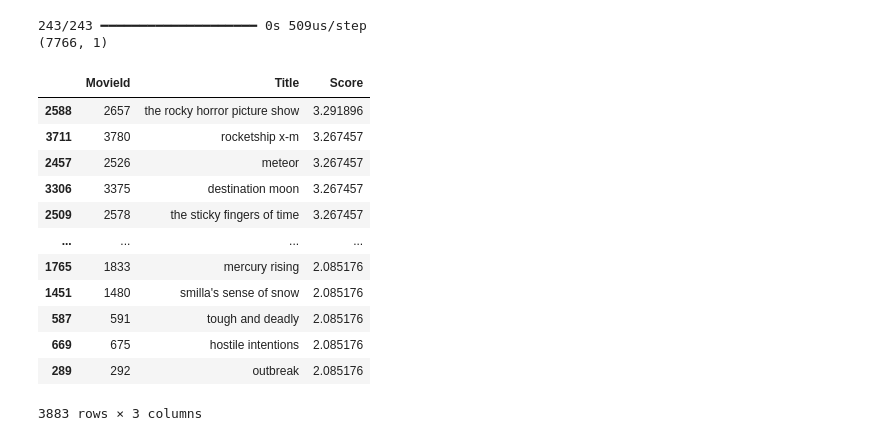
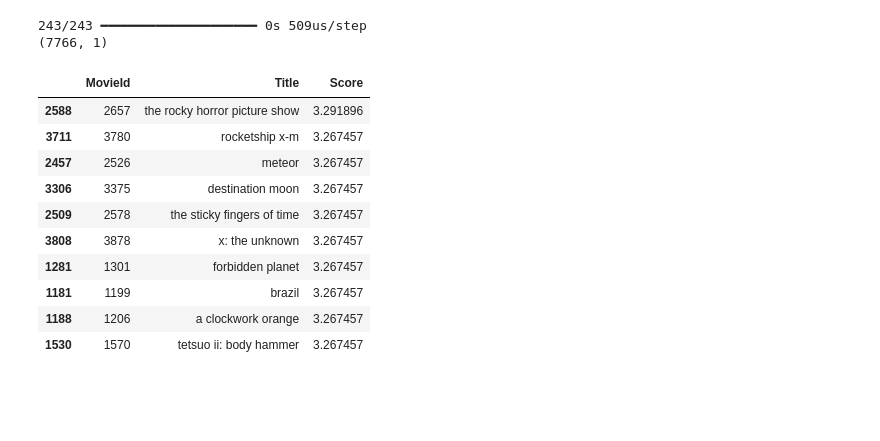
Before and after one commit to LilianSchall/MovieMatch, a Jupyter notebook: src/Recommander.ipynb, the cells around one changed output. Cells and saved outputs as stored; diff of their text form; code cells hidden in the pictures; blank space fills up the shorter version.

```diff
--- a/src/Recommander.ipynb
+++ b/src/Recommander.ipynb
@@ -722,18 +722,16 @@ df_ranking = reco.recommand_movie(user1, user2)
 243/243 ━━━━━━━━━━━━━━━━━━━━ 0s 509us/step
 (7766, 1)
 # %%
-df_ranking
+df_ranking.head(10)
 # %% [output]
 |  | MovieId | Title | Score |
 | 2588 | 2657 | the rocky horror picture show | 3.291896 |
 | 3711 | 3780 | rocketship x-m | 3.267457 |
 | 2457 | 2526 | meteor | 3.267457 |
 | 3306 | 3375 | destination moon | 3.267457 |
 | 2509 | 2578 | the sticky fingers of time | 3.267457 |
-| ... | ... | ... | ... |
-| 1765 | 1833 | mercury rising | 2.085176 |
-| 1451 | 1480 | smilla's sense of snow | 2.085176 |
-| 587 | 591 | tough and deadly | 2.085176 |
-| 669 | 675 | hostile intentions | 2.085176 |
-| 289 | 292 | outbreak | 2.085176 |
+| 3808 | 3878 | x: the unknown | 3.267457 |
+| 1281 | 1301 | forbidden planet | 3.267457 |
+| 1181 | 1199 | brazil | 3.267457 |
+| 1188 | 1206 | a clockwork orange | 3.267457 |
+| 1530 | 1570 | tetsuo ii: body hammer | 3.267457 |
-3883 rows × 3 columns
```
Also changed, not shown: 1 other file.
